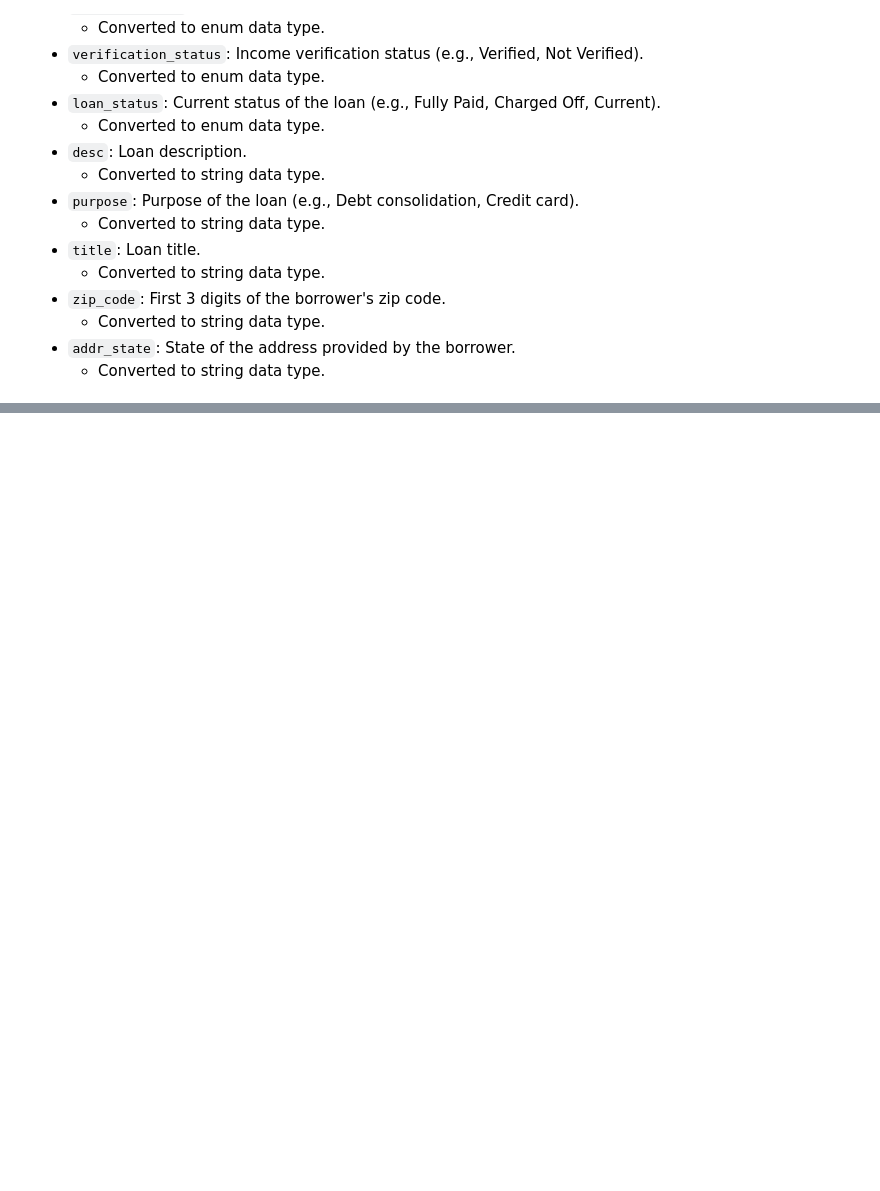
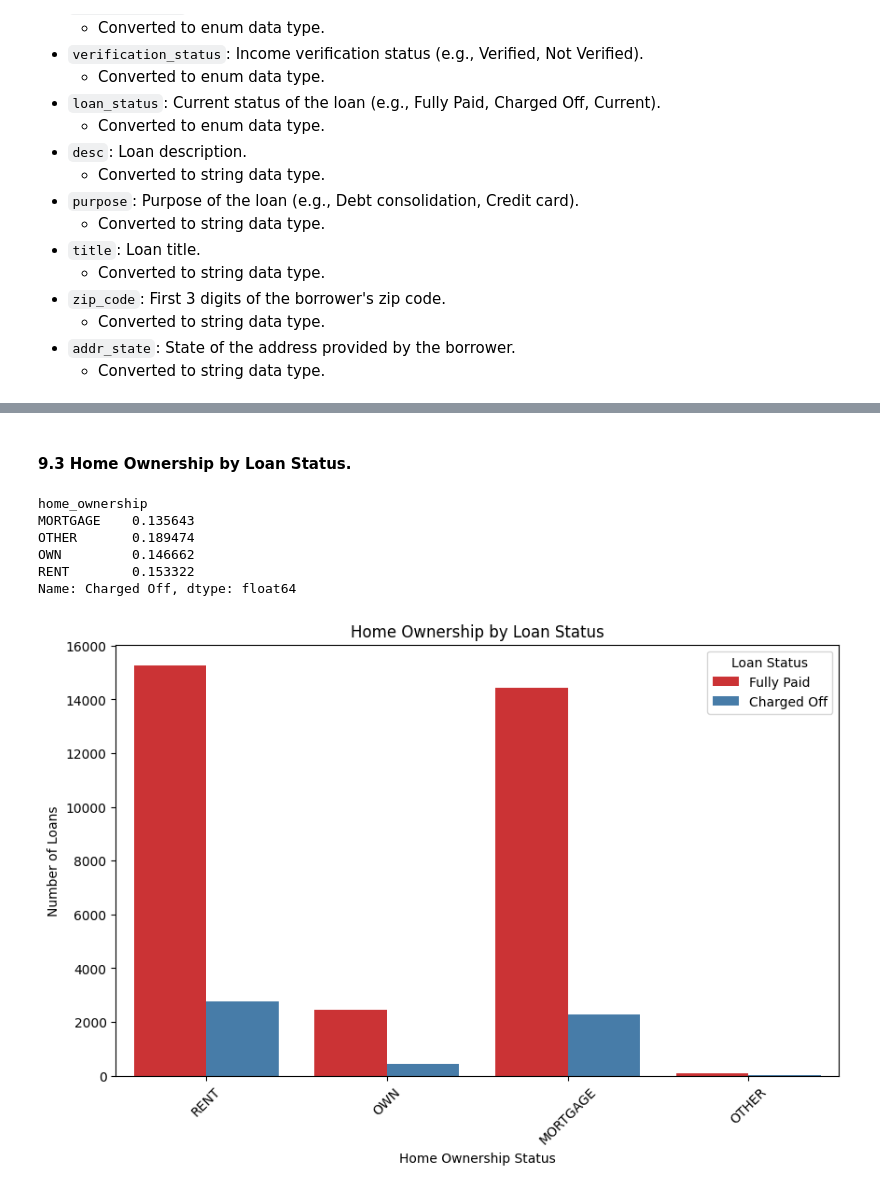
Before and after one commit to sachinbehl/LendingClubCaseStudy, a Jupyter notebook: LendingClubCaseStudy.ipynb, the cells around one changed output, grey strips where cells are left out. Cells and saved outputs as stored; diff of their text form; code cells hidden in the pictures; blank space fills up the shorter version.

```diff
--- a/LendingClubCaseStudy.ipynb
+++ b/LendingClubCaseStudy.ipynb
@@ -1653,0 +1686,20 @@ These categorical variables do not have a natural order or ranking.
+# %% [markdown]
+#### 9.3 Home Ownership by Loan Status.
+# %%
+# Create a count plot to visualize the relationship between home ownership and loan status
+plt.figure(figsize=(10, 6))
+sns.countplot(x='home_ownership', hue='loan_status', data=df_filtered, palette='Set1')
+plt.title('Home Ownership by Loan Status')
+plt.xlabel('Home Ownership Status')
+plt.ylabel('Number of Loans')
+plt.legend(title='Loan Status')
+plt.xticks(rotation=45)  # Rotate x labels for better readability
+plt.show
+# %% [output]
+home_ownership
+MORTGAGE    0.135643
+OTHER       0.189474
+OWN         0.146662
+RENT        0.153322
+Name: Charged Off, dtype: float64
+[figure, added]
```
Also changed, not shown: parts of 41 cells of this notebook.
